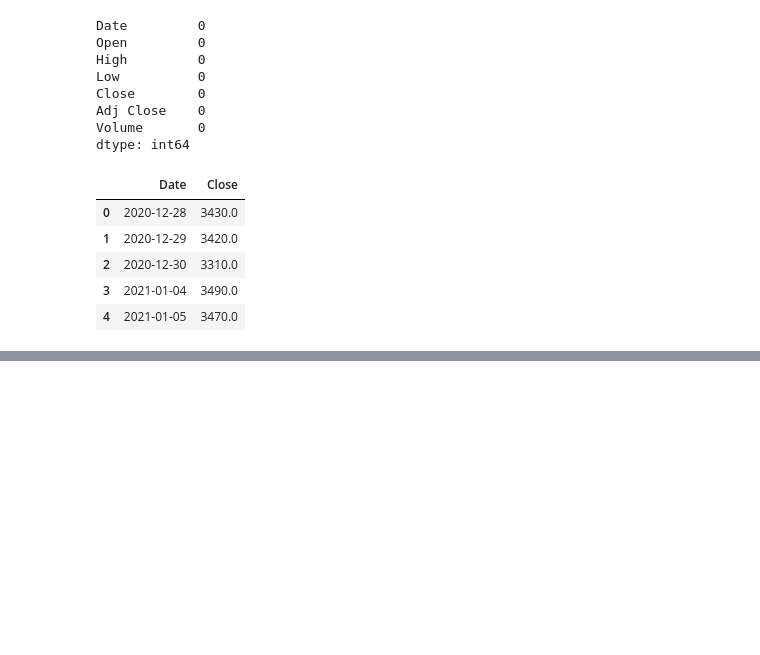
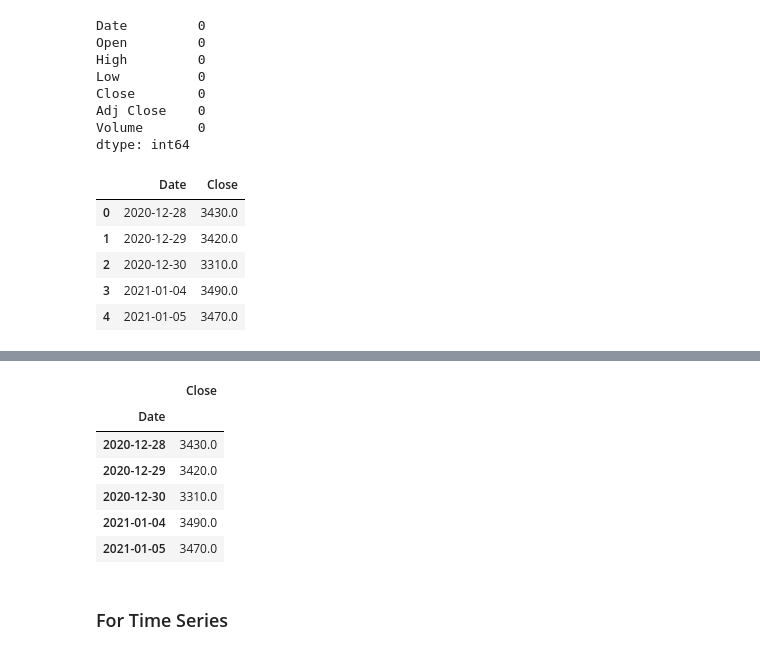
Before and after one commit to nadeap/Telkom-Prediction---ARIMA, a Jupyter notebook: predict.ipynb, the cells around one changed output, grey strips where cells are left out. Cells and saved outputs as stored; diff of their text form; code cells hidden in the pictures; blank space fills up the shorter version.

Commit message:
update time series

```diff
--- a/predict.ipynb
+++ b/predict.ipynb
@@ -68,0 +94,12 @@ data.head()
+# %%
+data.head()
+# %% [output]
+|  | Close |
+| Date |  |
+| 2020-12-28 | 3430.0 |
+| 2020-12-29 | 3420.0 |
+| 2020-12-30 | 3310.0 |
+| 2021-01-04 | 3490.0 |
+| 2021-01-05 | 3470.0 |
+# %% [markdown]
+### For Time Series
```
Also changed, not shown: parts of 5 cells of this notebook.
